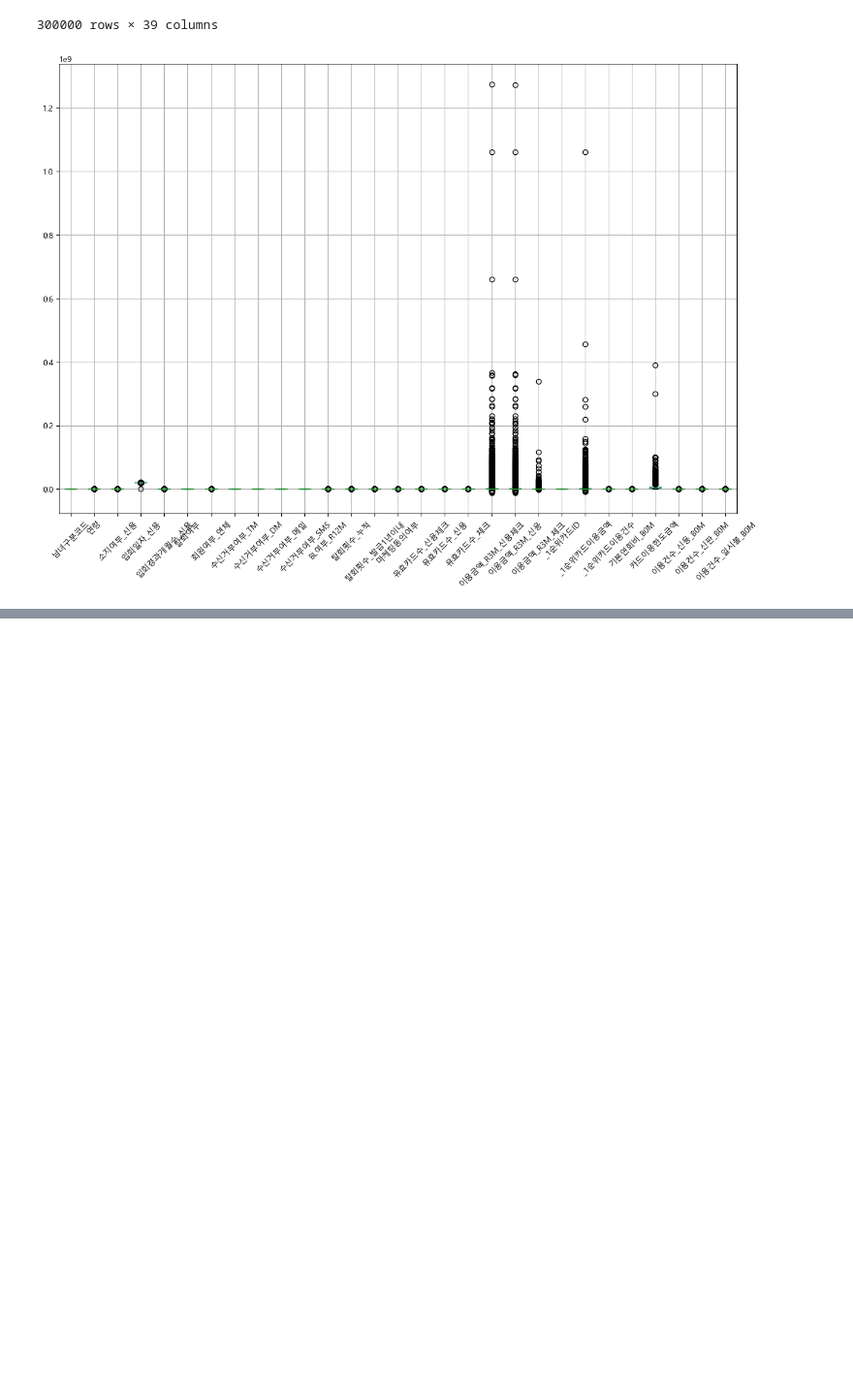
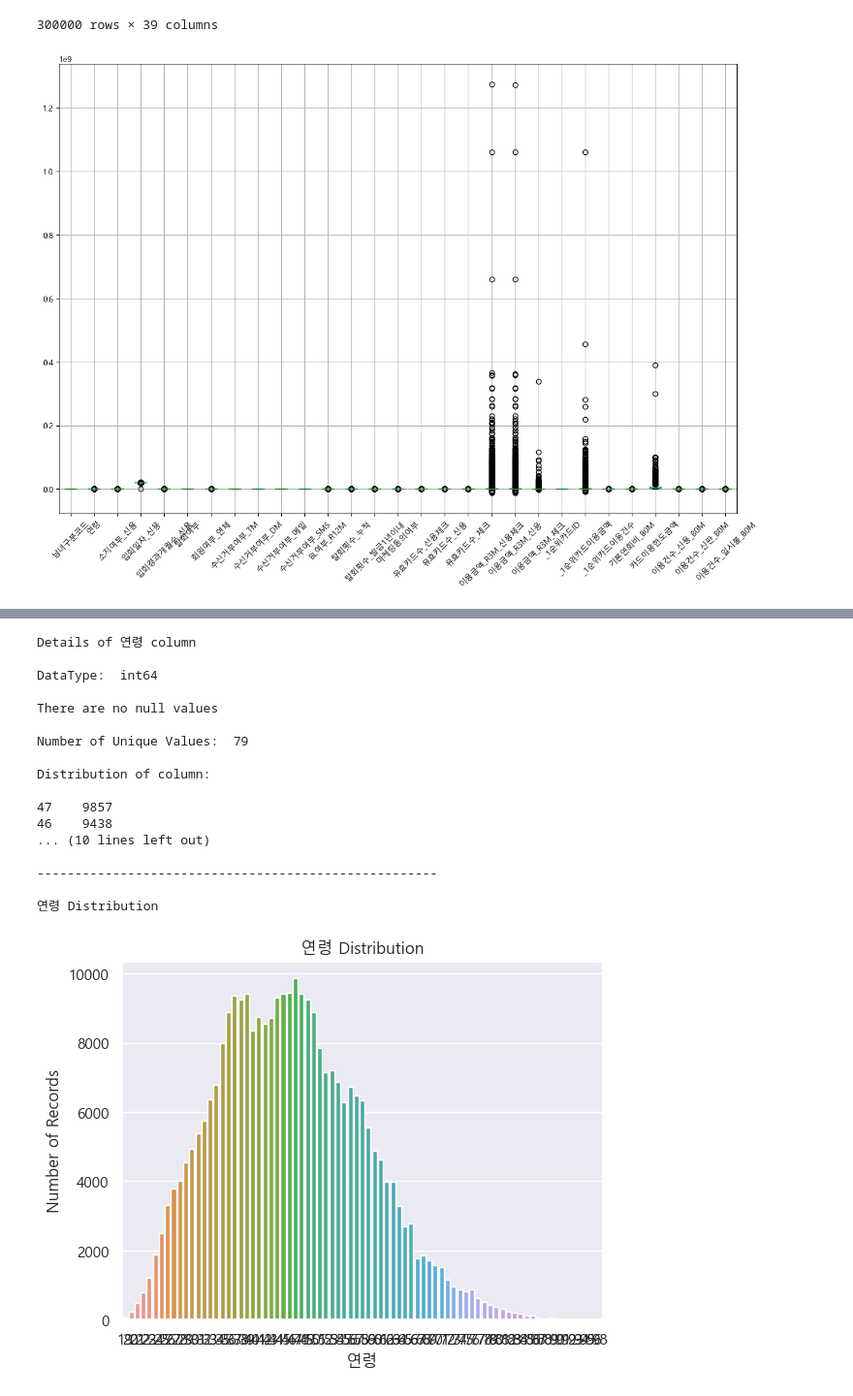
Before and after one commit to Dinoryong/HANACARD, a Jupyter notebook: KOO/data column.ipynb, the cells around one changed output, grey strips where cells are left out. Shown at 97% size. Drawn from its saved outputs; the diff is of its cells as text; code cells hidden in the pictures; blank space fills up the shorter version.

```diff
--- a/KOO/data column.ipynb
+++ b/KOO/data column.ipynb
@@ -57,0 +78,35 @@ sns.set(font="Malgun Gothic",
+# %%
+def get_column_details(df,column):
+    print("Details of",column,"column")
+
+    #DataType of column
+    print("\nDataType: ",df[column].dtype)
+
+    #Check if null values are present
+    count_null = df[column].isnull().sum()
+    if count_null==0:
+        print("\nThere are no null values")
+    elif count_null>0:
+        print("\nThere are ",count_null," null values")
+
+    #Get Number of Unique Values
+    print("\nNumber of Unique Values: ",df[column].nunique())
+
+    #Get Distribution of Column
+    print("\nDistribution of column:\n")
+    print(df[column].value_counts())
+# %%
+def plot_countplot(df,column,user_friendly_column_name,rotation=0):
+    print("\n-----------------------------------------------------")
+    print(f'\n{user_friendly_column_name} Distribution')
+    palette = "deep"
+    sns.set_palette(palette)
+
+    sns.countplot(data=df, x=column)
+
+    plt.xlabel(f'{user_friendly_column_name}')
+    plt.ylabel('Number of Records')
+    plt.title(f'{user_friendly_column_name} Distribution')
+    plt.xticks(rotation=rotation)
+
+    plt.show()
@@ -57,0 +143,28 @@ sns.set(font="Malgun Gothic",
+# %%
+column_name = '연령'
+user_friendly_name = '연령'
+
+#Get Details
+get_column_details(dfnew,column_name)
+
+#Plot Graph
+plot_countplot(dfnew,column_name,user_friendly_name)
+# %% [output]
+Details of 연령 column
+
+DataType:  int64
+
+There are no null values
+
+Number of Unique Values:  79
+
+Distribution of column:
+
+47    9857
+46    9438
+... (10 lines left out)
+
+-----------------------------------------------------
+
+연령 Distribution
+[figure, added]
```
Also changed, not shown: parts of 40 cells of this notebook.
